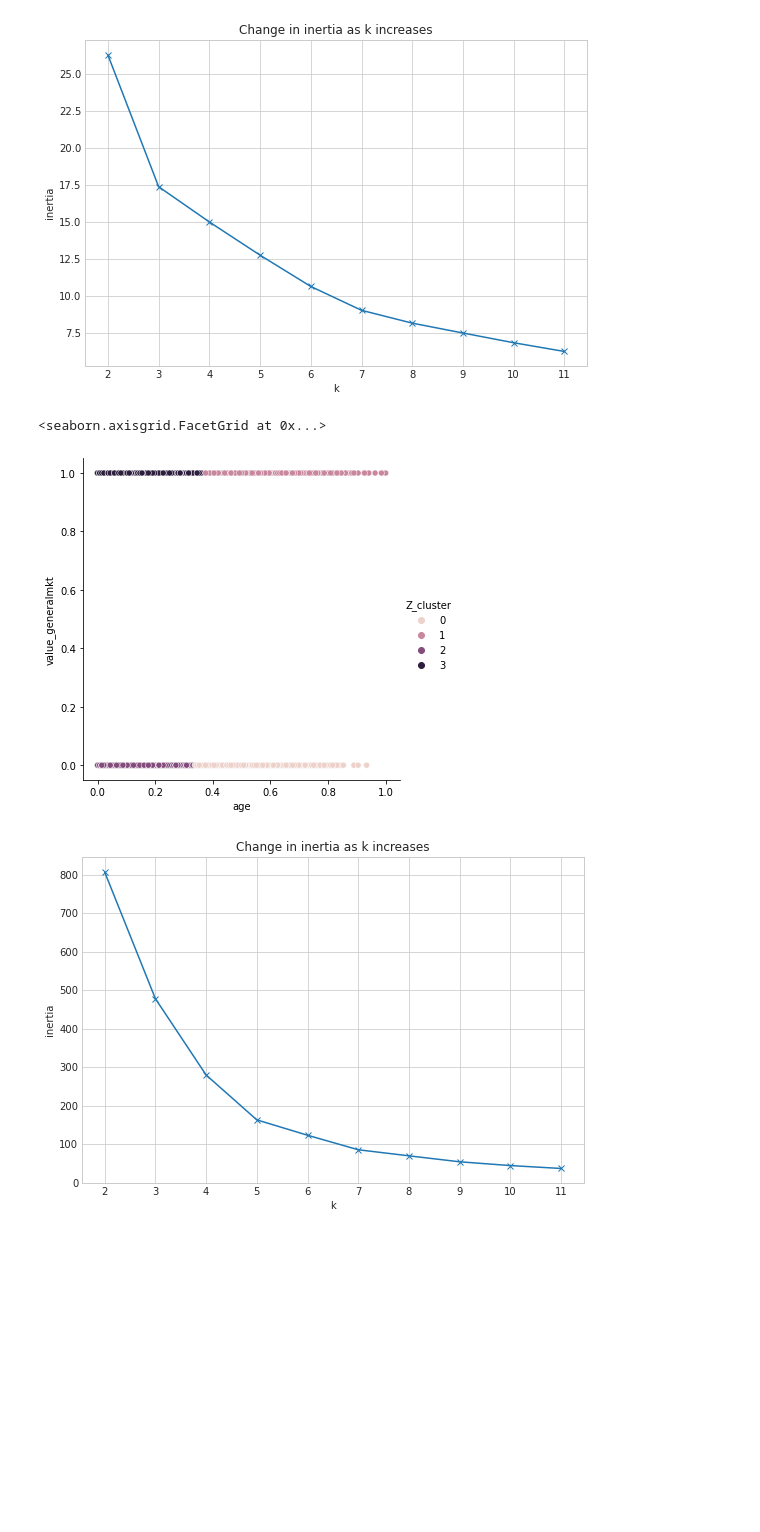
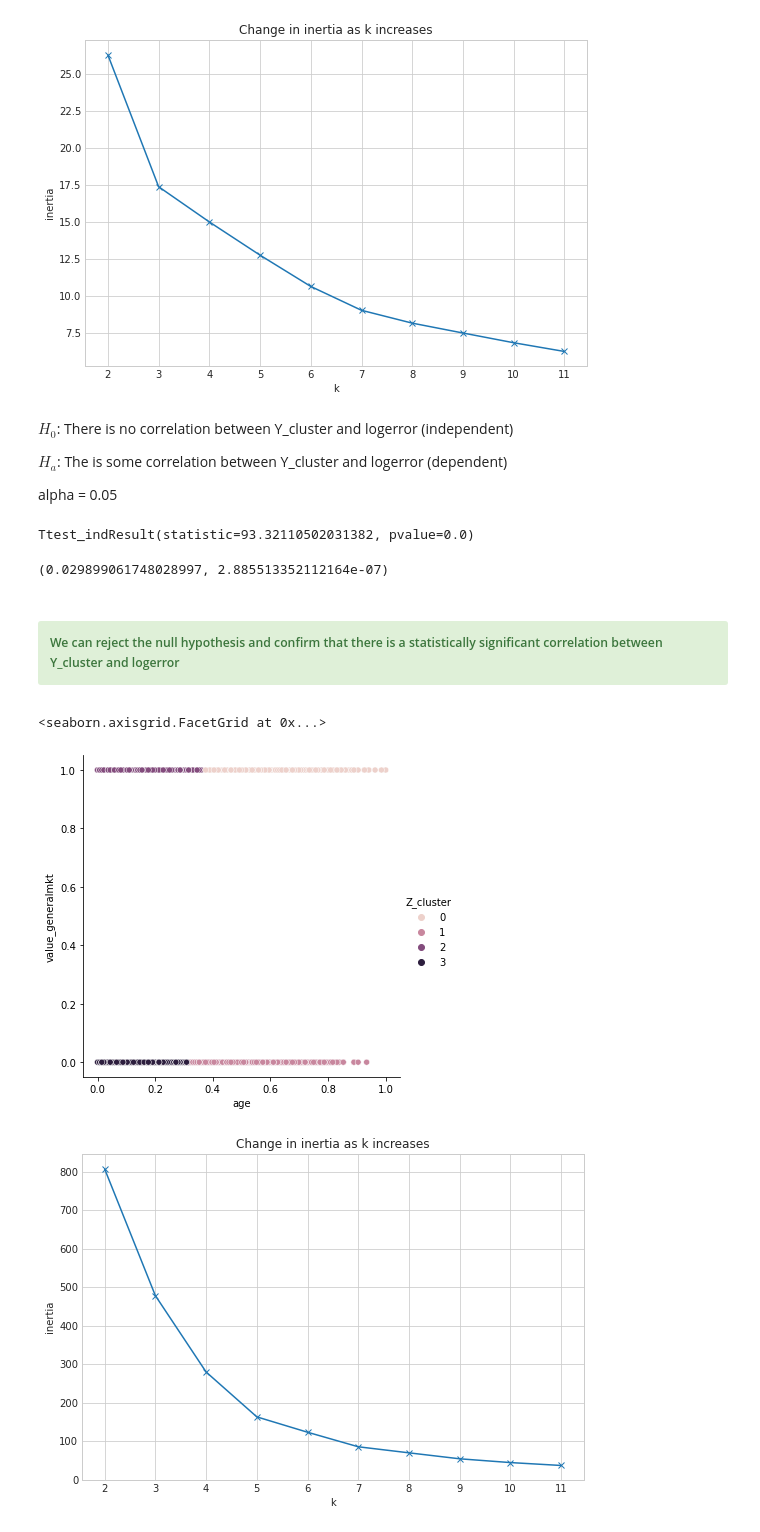
Before and after one commit to albertopuentes/Clustering-Project---Tale-of-Two-Cities, a Jupyter notebook: clustering_notebook.ipynb, the cells around one changed output. Saved outputs shown, nothing was run; the diff lists cells and outputs as text; code cells hidden in the pictures; blank space fills up the shorter version.

```diff
--- a/clustering_notebook.ipynb
+++ b/clustering_notebook.ipynb
@@ -736,9 +876,15 @@ with plt.style.context('seaborn-whitegrid'):
 # %%
 Y = train_scaled[['bathsqft', 'bedsqft', 'value_generalmkt']]
+Yv = validate_scaled[['bathsqft', 'bedsqft', 'value_generalmkt']]
+Yt = test_scaled[['bathsqft', 'bedsqft', 'value_generalmkt']]
 # %%
 kmeans = KMeans(n_clusters=2)
 kmeans.fit(Y)
+kmeans.fit(Yv)
+kmeans.fit(Yt)
 train_scaled['Y_cluster'] = kmeans.predict(Y)
+validate_scaled['Y_cluster'] = kmeans.predict(Yv)
+test_scaled['Y_cluster'] = kmeans.predict(Yt)
 
 sns.relplot(data=train_scaled, x='bathsqft', y='bedsqft', hue='Y_cluster')
 plt.xlim(0,.3)
@@ -756,17 +902,42 @@ with plt.style.context('seaborn-whitegrid'):
     plt.title('Change in inertia as k increases')
 # %% [output]
 [figure]
+# %% [markdown]
+$H_0$: There is no correlation between Y_cluster and logerror (independent)
+
+$H_a$: The is some correlation between Y_cluster and logerror (dependent)
+
+alpha = 0.05
+# %%
+stats.ttest_ind(train_scaled.Y_cluster, train_scaled.logerror)
+# %% [output]
+Ttest_indResult(statistic=93.32110502031382, pvalue=0.0)
+# %%
+corr, p = stats.pearsonr(train_scaled.Y_cluster, train_scaled.logerror)
+corr, p
+# %% [output]
+(0.029899061748028997, 2.885513352112164e-07)
+# %% [markdown]
+##### <div class="alert alert-block alert-success">We can reject the null hypothesis and confirm that there is a statistically significant correlation between Y_cluster and logerror
+</div>
 # %%
 Z = train_scaled[['age', 'value_generalmkt']]
+Zv = validate_scaled[['age', 'value_generalmkt']]
+Zt = test_scaled[['age', 'value_generalmkt']]
 # %%
 kmeans = KMeans(n_clusters=4)
 kmeans.fit(Z)
+kmeans.fit(Zv)
+kmeans.fit(Zt)
+
 train_scaled['Z_cluster'] = kmeans.predict(Z)
+validate_scaled['Z_cluster'] = kmeans.predict(Zv)
+test_scaled['Z_cluster'] = kmeans.predict(Zt)
 
 sns.relplot(data=train_scaled, x='age', y='value_generalmkt', hue='Z_cluster')
 # %% [output]
 <seaborn.axisgrid.FacetGrid at 0x...>
-[figure, old version]
+[figure, new version]
 # %%
 with plt.style.context('seaborn-whitegrid'):
     plt.figure(figsize=(9, 6))
```
Also changed, not shown: parts of 67 cells of this notebook.
